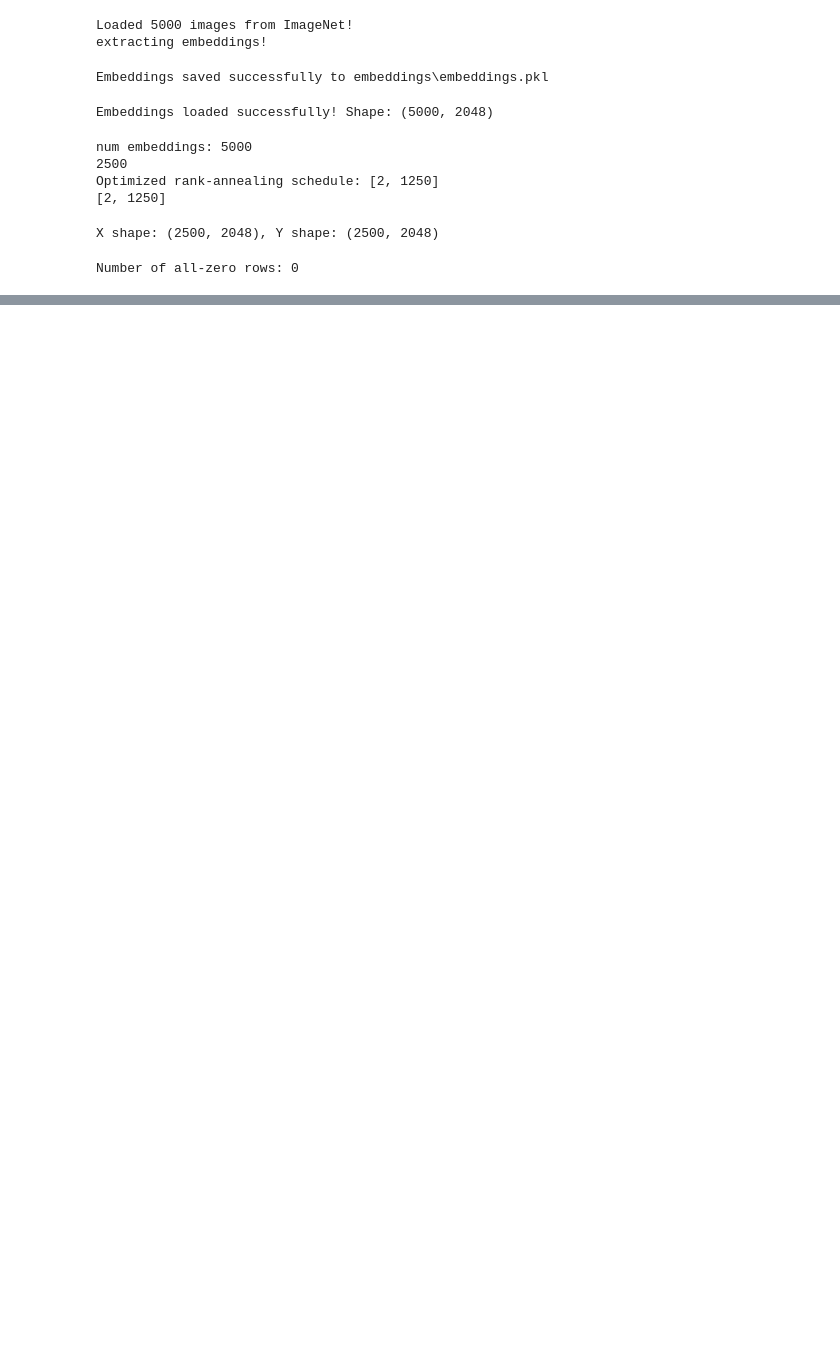
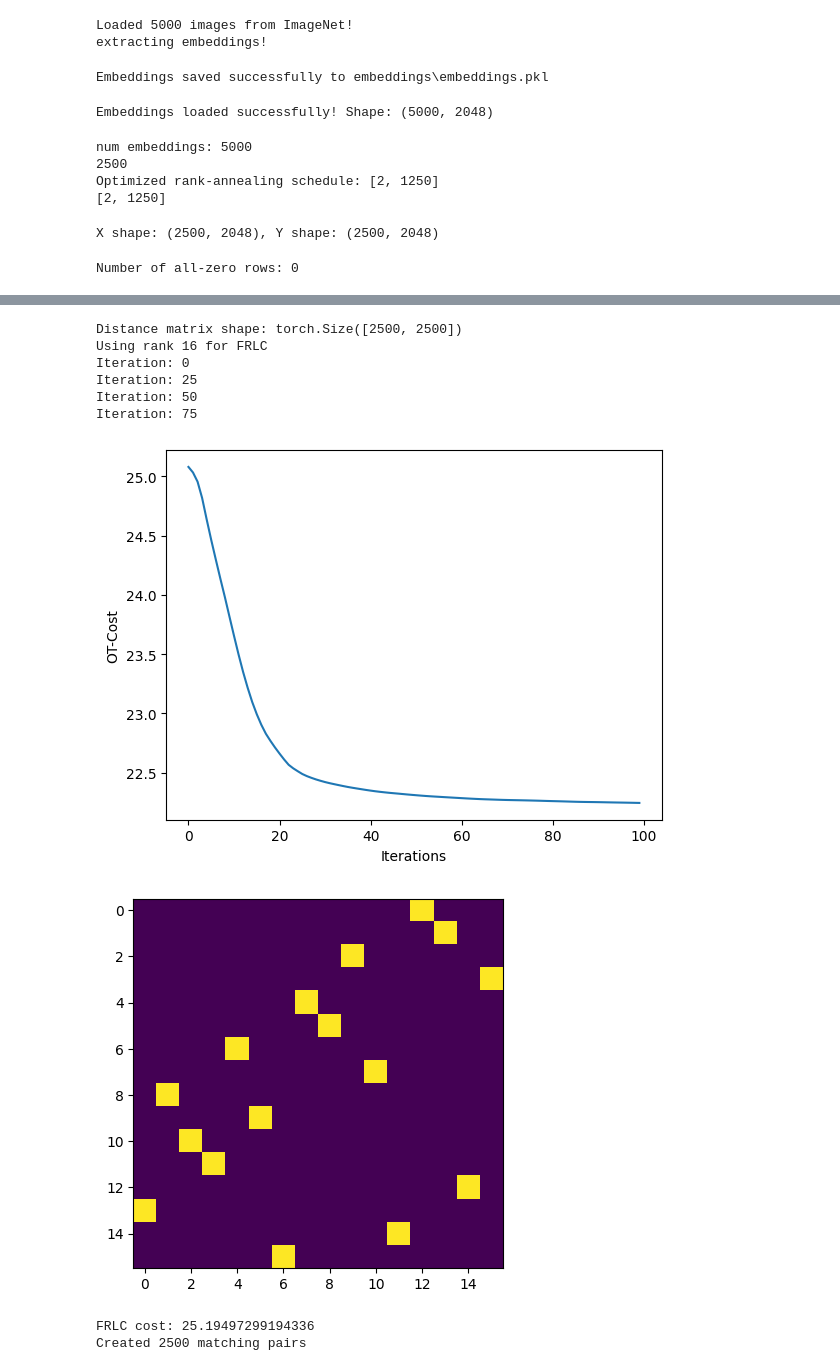
Before and after one commit to arnaudcournil/HierarchicalRefinement, a Jupyter notebook: ImageNet.ipynb, the cells around one changed output, grey strips where cells are left out. Saved outputs shown, nothing was run; the diff lists cells and outputs as text; code cells hidden in the pictures; blank space fills up the shorter version.

Commit message:
Add FRLC

```diff
--- a/ImageNet.ipynb
+++ b/ImageNet.ipynb
@@ -2068,0 +2095,77 @@ print(mat.shape)
+# %%
+# Squared Euclidean cost p=2 or Euclidean if p=1
+p = 1
+K = 2
+
+# Initialize dictionaries to store costs and sample sizes
+costs = {
+    'FRLC': {'samples': [], 'costs': []},
+    'Sinkhorn': {'samples': [], 'costs': []},
+    'ProgOT': {'samples': [], 'costs': []}
+}
+
+# Define pairwise Dist Mat
+_X = torch.tensor(np.array(X)).float().to(device)
+_Y = torch.tensor(np.array(Y)).float().to(device)
+
+# Compute distance matrix
+C = torch.cdist(_X, _Y)
+print(f"Distance matrix shape: {C.shape}")
+
+# Determine rank for FRLC
+r = 16  # You can adjust this based on your dataset size
+print(f"Using rank {r} for FRLC")
+
+# Define the compute_OT_cost function
+try:
+    # Apply FRLC_opt for optimal transport
+    Q, R, T, errs = FRLC_opt(
+        C=C,
+        gamma=30,
+        r=r,
+        max_iter=100,
+        device=device,
+        dtype=torch.float32,
+        printCost=True,
+        tau_in=100000
+    )
+
+    # Compute the full coupling matrix (this can be memory intensive)
+    # P = Q @ torch.diag(1/torch.sum(Q, dim=0)) @ T @ torch.diag(1/torch.sum(R, dim=0)) @ R.T
+
+    # Compute the OT cost using the new compute_OT_cost function
+    Monge_clusters = [(i, j) for i in range(X.shape[0]) for j in range(Y.shape[0])]  # Example of clusters
+    cost_frlc = FRLC_compute_OT_cost(_X, _Y, C=C, Monge_clusters=Monge_clusters, sq_Euclidean=(p == 2))
+
+    costs['FRLC']['costs'].append(cost_frlc)
+    costs['FRLC']['samples'].append(X.shape[0])
+
+    print(f'FRLC cost: {cost_frlc}')
+
+    # If you want to extract matching pairs (like the HierarchicalRefinement does)
+    # For each row in X, find the highest probability match in Y
+    indices_X = torch.arange(X.shape[0])
+    P_approx = Q @ T @ R.T  # This is an approximation, might not fit in memory for large datasets
+    matches_Y = torch.argmax(P_approx, dim=1)
+
+    # Create matching pairs similar to F in HierarchicalRefinement
+    F = []
+    for i in range(X.shape[0]):
+        F.append((torch.tensor([i]), torch.tensor([matches_Y[i].item()])))
+
+    print(f"Created {len(F)} matching pairs")
+
+except Exception as e:
+    print(f'FRLC failed for sample size {X.shape[0]}: {e}')
+    raise e
+# %% [output]
+Distance matrix shape: torch.Size([2500, 2500])
+Using rank 16 for FRLC
+Iteration: 0
+Iteration: 25
+Iteration: 50
+Iteration: 75
+[figure, added]
+[figure, added]
+FRLC cost: 25.19497299194336
+Created 2500 matching pairs
```
Also changed, not shown: parts of 4 cells of this notebook, 1 other file.
